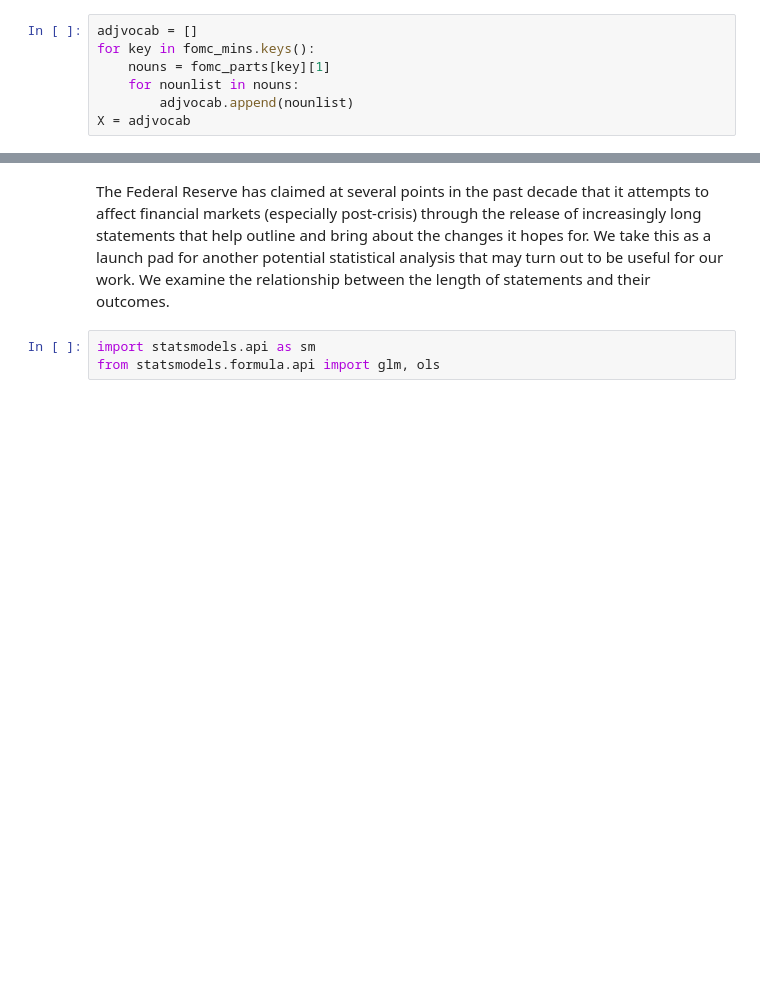
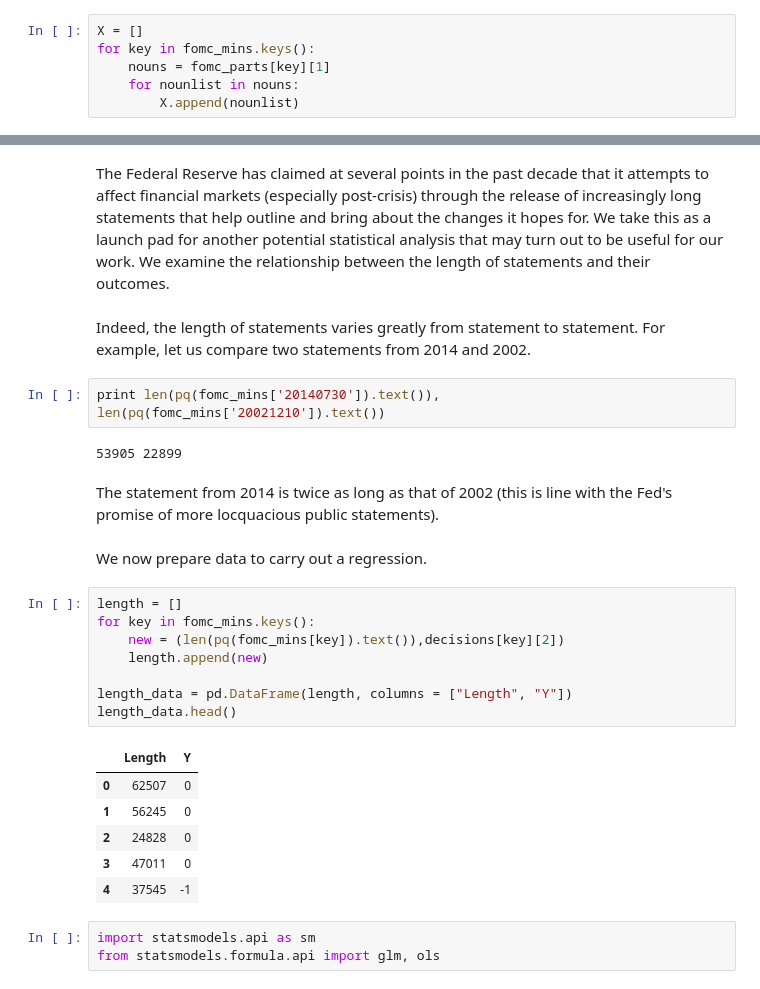
Before and after one commit to jamescurtin/cs109_fp, a Jupyter notebook: george/Sentiment Analysis-Copy1.ipynb, the cells around one changed output, grey strips where cells are left out. Cells and saved outputs as stored; diff of their text form; blank space fills up the shorter version.

```diff
--- a/george/Sentiment Analysis-Copy1.ipynb
+++ b/george/Sentiment Analysis-Copy1.ipynb
@@ -221,12 +224,11 @@ for i,word in enumerate(frequency2.keys()):
 # %% [markdown]
 We combine the adjectives in each statement into a single list and thereby have a list of adjectives for each review.
 # %%
-adjvocab = []
+X = []
 for key in fomc_mins.keys():
     nouns = fomc_parts[key][1]
     for nounlist in nouns:
-        adjvocab.append(nounlist)
-X = adjvocab
+        X.append(nounlist)
 # %% [markdown]
 ### Our Response Array
 # %%
@@ -480,6 +495,31 @@ Potential commentary: We can find the most "positive" and most "negative" senten
 ### 4.1: Regressing outcome against length
 # %% [markdown]
 The Federal Reserve has claimed at several points in the past decade that it attempts to affect financial markets (especially post-crisis) through the release of increasingly long statements that help outline and bring about the changes it hopes for. We take this as a launch pad for another potential statistical analysis that may turn out to be useful for our work. We examine the relationship between the length of statements and their outcomes.
+# %% [markdown]
+Indeed, the length of statements varies greatly from statement to statement. For example, let us compare two statements from 2014 and 2002.
+# %%
+print len(pq(fomc_mins['20140730']).text()), len(pq(fomc_mins['20021210']).text())
+# %% [output]
+53905 22899
+# %% [markdown]
+The statement from 2014 is twice as long as that of 2002 (this is line with the Fed's promise of more locquacious public statements).
+# %% [markdown]
+We now prepare data to carry out a regression.
+# %%
+length = []
+for key in fomc_mins.keys():
+    new = (len(pq(fomc_mins[key]).text()),decisions[key][2])
+    length.append(new)
+
+length_data = pd.DataFrame(length, columns = ["Length", "Y"])
+length_data.head()
+# %% [output]
+|  | Length | Y |
+| 0 | 62507 | 0 |
+| 1 | 56245 | 0 |
+| 2 | 24828 | 0 |
+| 3 | 47011 | 0 |
+| 4 | 37545 | -1 |
 # %%
 import statsmodels.api as sm
 from statsmodels.formula.api import glm, ols
```
Also changed, not shown: parts of 10 cells of this notebook.
